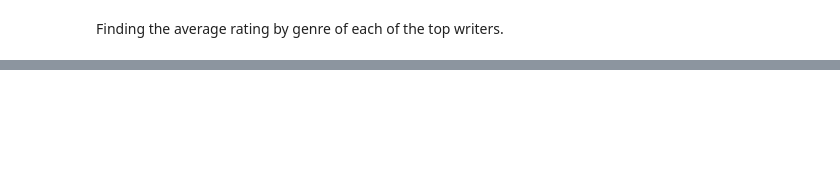
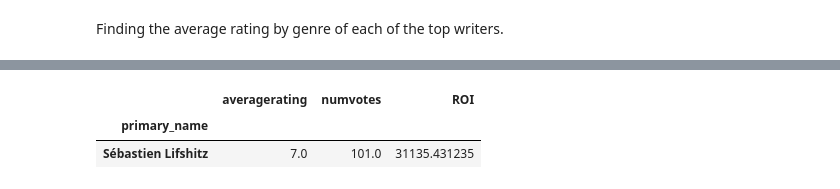
Before and after one commit to zach-hanly/microsoft_movie_project, a Jupyter notebook: tj/Workbook.ipynb, the cells around one changed output, grey strips where cells are left out. Drawn from its saved outputs; the diff is of its cells as text; code cells hidden in the pictures; blank space fills up the shorter version.

```diff
--- a/tj/Workbook.ipynb
+++ b/tj/Workbook.ipynb
@@ -99,0 +129,8 @@ top_writers_genre = writers_genre['averagerating']
+# %%
+documentary_writers = genres.where((genres['ROI'] > 2491) & (genres['genres'] == 'Documentary')).groupby('primary_name').mean('ROI').sort_values('averagerating', ascending = False)
+documentary_writers = documentary_writers[['averagerating','numvotes','ROI']]
+documentary_writers
+# %% [output]
+|  | averagerating | numvotes | ROI |
+| primary_name |  |  |  |
+| Sébastien Lifshitz | 7.0 | 101.0 | 31135.431235 |
```
Also changed, not shown: parts of 4 cells of this notebook, 2 other files.
